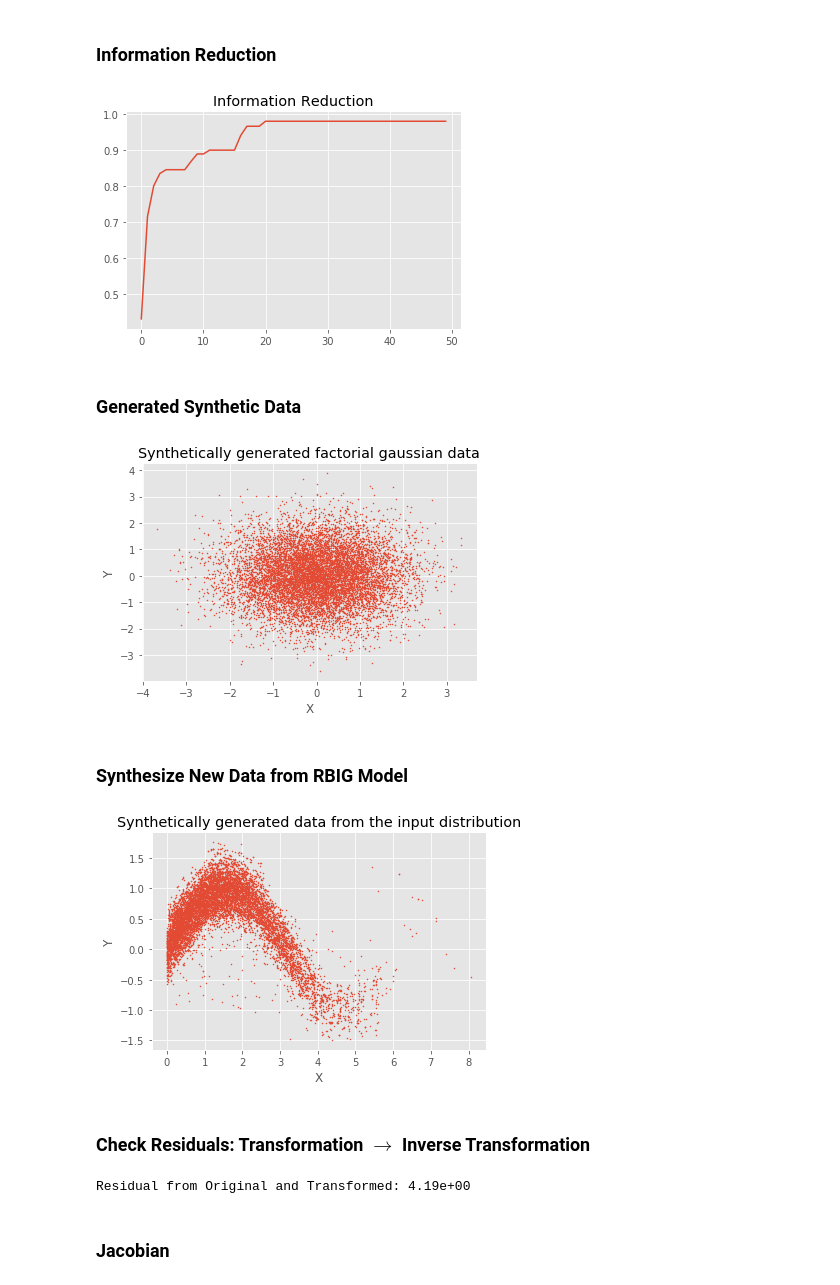
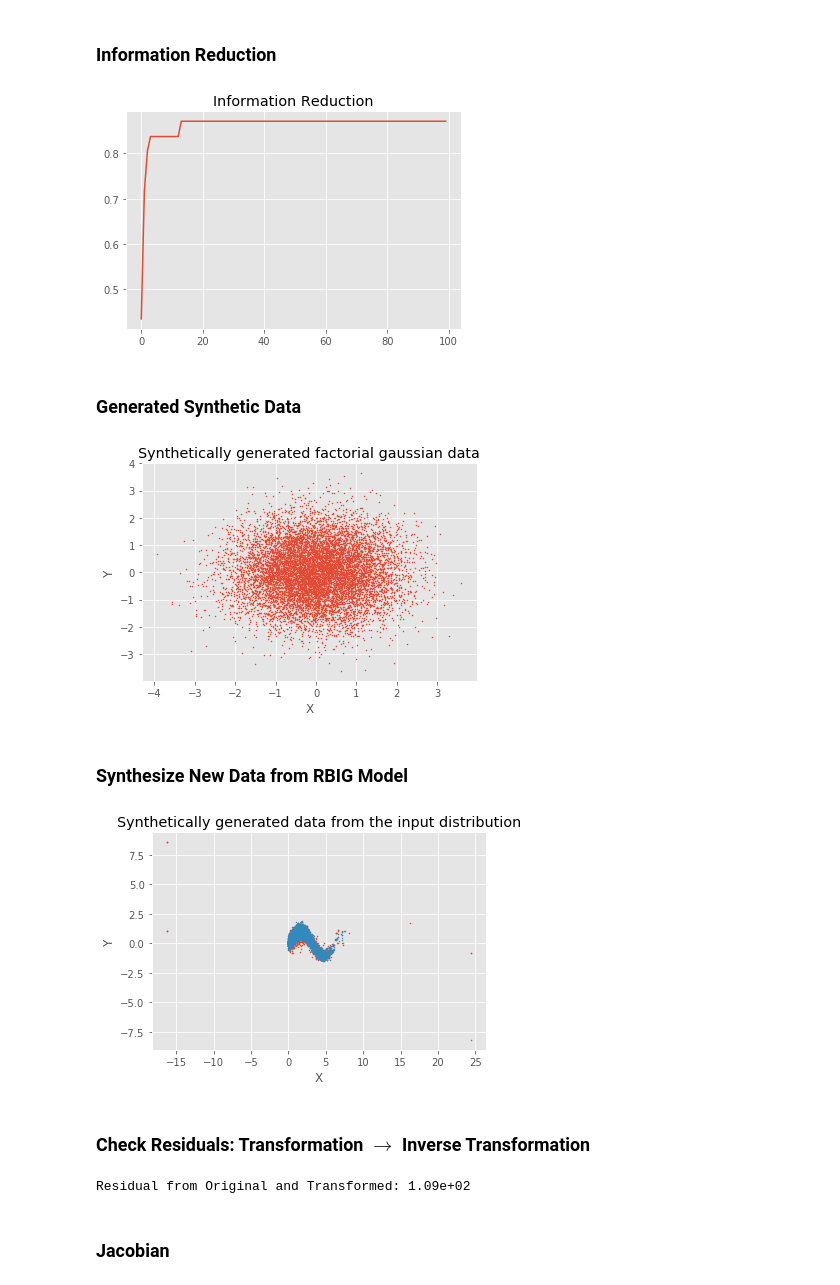
Before and after one commit to IPL-UV/rbig, a Jupyter notebook: notebooks/rbig_demo.ipynb, the cells around one changed output. Cells and saved outputs as stored; diff of their text form; code cells hidden in the pictures.

Commit message:
I got a working version of the information reduction methods. Testing it with the experiments from a paper. So far so good.

```diff
--- a/notebooks/rbig_demo.ipynb
+++ b/notebooks/rbig_demo.ipynb
@@ -40,12 +41,14 @@ plt.show()
 # %% [markdown]
 ## RBIG Fitting
 # %%
-n_layers = 50
+n_layers = 100
 rotation_type = 'PCA'
 random_state = 123
+zero_tolerance = None
 
 # Initialize RBIG class
-rbig_model = RBIG(n_layers=n_layers, rotation_type=rotation_type, random_state=random_state)
+rbig_model = RBIG(n_layers=n_layers, rotation_type=rotation_type,
+                  random_state=random_state, zero_tolerance=zero_tolerance)
 
 # fit model to the data
 rbig_model.fit(data);
@@ -74,11 +73,11 @@ plt.show()
 residual_info = rbig_model.residual_info
 
 fig, ax = plt.subplots()
-ax.plot(np.cumsum(residual_info))
+ax.plot(np.cumsum(rbig_model.information_loss))
 ax.set_title('Information Reduction')
 plt.show()
 # %% [output]
-[figure, old version]
+[figure, new version]
 # %% [markdown]
 ### Generated Synthetic Data
 # %%
@@ -91,20 +90,22 @@ ax.set_ylabel('Y')
 ax.set_title('Synthetically generated factorial gaussian data')
 plt.show()
 # %% [output]
-[figure, old version]
+[figure, new version]
 # %% [markdown]
 ### Synthesize New Data from RBIG Model
 # %%
 data_original_synthetic = rbig_model.inverse_transform(data_synthetic)
 
 fig, ax = plt.subplots()
 ax.scatter(data_original_synthetic[:, 0], data_original_synthetic[:, 1], s=1)
+ax.scatter(data[:, 0], data[:, 1], s=1)
+
 ax.set_xlabel('X')
 ax.set_ylabel('Y')
 ax.set_title('Synthetically generated data from the input distribution')
 plt.show()
 # %% [output]
-[figure, old version]
+[figure, new version]
 # %% [markdown]
 ### Check Residuals: Transformation $\rightarrow$ Inverse Transformation
 # %%
@@ -113,7 +114,7 @@ residual = np.abs(data - data_inverted).sum().sum()
 
 print(f'Residual from Original and Transformed: {residual:.2e}')
 # %% [output]
-Residual from Original and Transformed: 4.19e+00
+Residual from Original and Transformed: 1.09e+02
 # %% [markdown]
 ### Jacobian
 # %%
```
Also changed, not shown: parts of 9 cells of this notebook, 1 other file.
